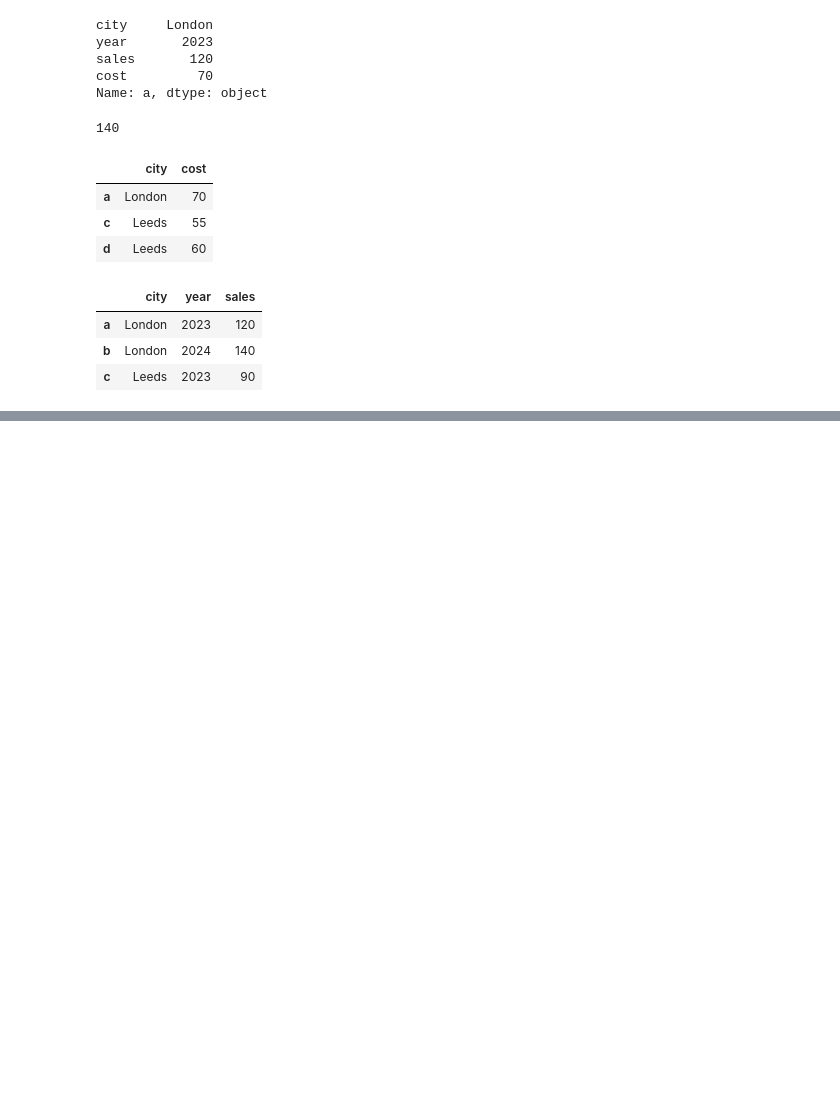
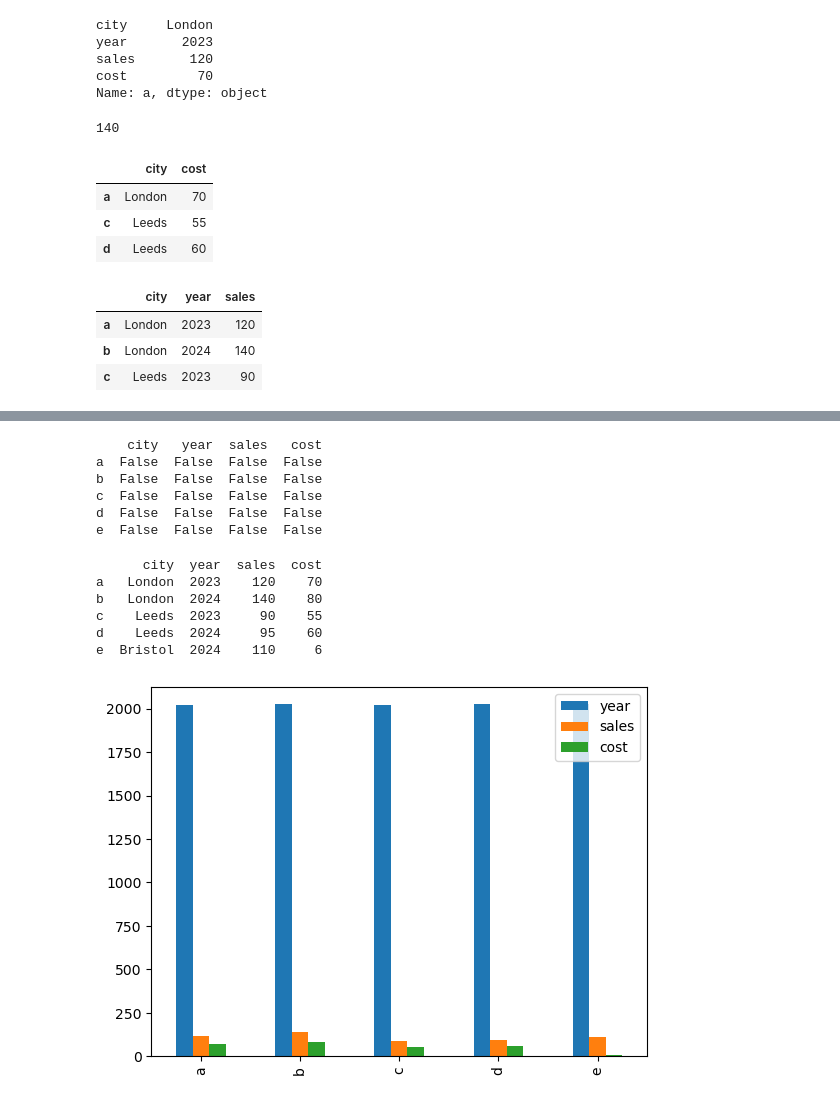
Before and after one commit to Azeez008/Python-Novice-to-Pro, a Jupyter notebook: DATA MANIPLUATION WITH PANDAS/Data_manipulation_with_pandas.ipynb, the cells around one changed output, grey strips where cells are left out. Saved outputs shown, nothing was run; the diff lists cells and outputs as text; code cells hidden in the pictures; blank space fills up the shorter version.

```diff
--- a/DATA MANIPLUATION WITH PANDAS/Data_manipulation_with_pandas.ipynb
+++ b/DATA MANIPLUATION WITH PANDAS/Data_manipulation_with_pandas.ipynb
@@ -683,0 +695,30 @@ df_dummy.iloc[0:3,0:3]
+# %%
+#matplotlib
+#seaborn
+
+import matplotlib.pyplot as plt
+
+print(df_dummy.isna())
+# %% [output]
+    city   year  sales   cost
+a  False  False  False  False
+b  False  False  False  False
+c  False  False  False  False
+d  False  False  False  False
+e  False  False  False  False
+# %%
+print(df_dummy)
+# %% [output]
+      city  year  sales  cost
+a   London  2023    120    70
+b   London  2024    140    80
+c    Leeds  2023     90    55
+d    Leeds  2024     95    60
+e  Bristol  2024    110     6
+# %%
+#Matplot lib
+df_dummy.plot(kind = "bar")
+
+plt.show()
+# %% [output]
+[figure, added]
```
Also changed, not shown: parts of 4 cells of this notebook, 9 other files.
